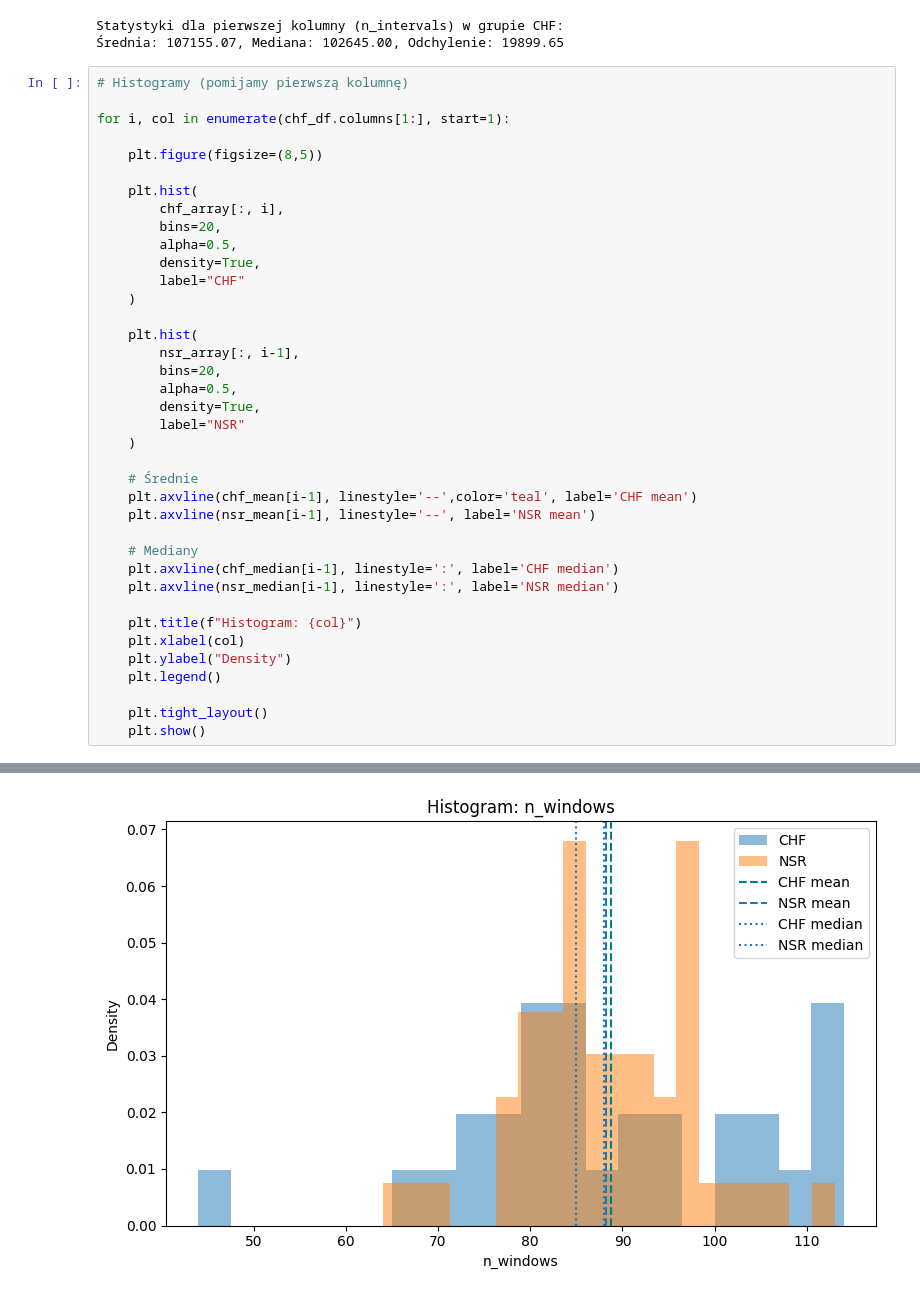
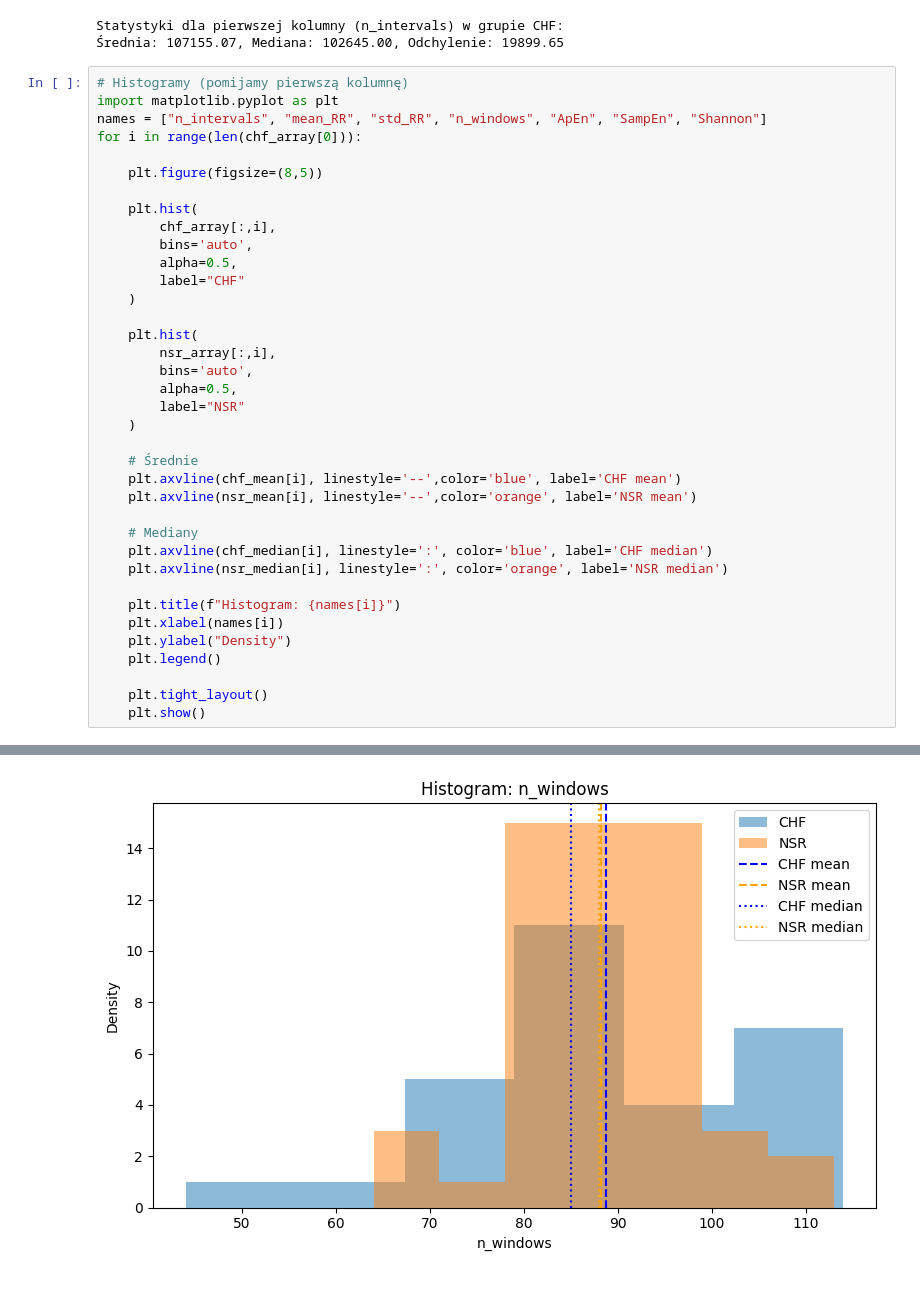
Before and after one commit to Anna01197/medyczne, a Jupyter notebook: medycnen.ipynb, the cells around one changed output, grey strips where cells are left out. Saved outputs shown, nothing was run; the diff lists cells and outputs as text.

```diff
--- a/medycnen.ipynb
+++ b/medycnen.ipynb
@@ -52,37 +53,36 @@ Statystyki dla pierwszej kolumny (n_intervals) w grupie CHF:
 Średnia: 107155.07, Mediana: 102645.00, Odchylenie: 19899.65
 # %%
 # Histogramy (pomijamy pierwszą kolumnę)
-
-for i, col in enumerate(chf_df.columns[1:], start=1):
+import matplotlib.pyplot as plt
+names = ["n_intervals", "mean_RR", "std_RR", "n_windows", "ApEn", "SampEn", "Shannon"]
+for i in range(len(chf_array[0])):
 
     plt.figure(figsize=(8,5))
 
     plt.hist(
-        chf_array[:, i],
-        bins=20,
+        chf_array[:,i],
+        bins='auto',
         alpha=0.5,
-        density=True,
         label="CHF"
     )
 
     plt.hist(
-        nsr_array[:, i-1],
-        bins=20,
+        nsr_array[:,i],
+        bins='auto',
         alpha=0.5,
-        density=True,
         label="NSR"
     )
 
     # Średnie
-    plt.axvline(chf_mean[i-1], linestyle='--',color='teal', label='CHF mean')
-    plt.axvline(nsr_mean[i-1], linestyle='--', label='NSR mean')
+    plt.axvline(chf_mean[i], linestyle='--',color='blue', label='CHF mean')
+    plt.axvline(nsr_mean[i], linestyle='--',color='orange', label='NSR mean')
 
     # Mediany
-    plt.axvline(chf_median[i-1], linestyle=':', label='CHF median')
-    plt.axvline(nsr_median[i-1], linestyle=':', label='NSR median')
+    plt.axvline(chf_median[i], linestyle=':', color='blue', label='CHF median')
+    plt.axvline(nsr_median[i], linestyle=':', color='orange', label='NSR median')
 
-    plt.title(f"Histogram: {col}")
-    plt.xlabel(col)
+    plt.title(f"Histogram: {names[i]}")
+    plt.xlabel(names[i])
     plt.ylabel("Density")
     plt.legend()
 
@@ -95 +95 @@ for i, col in enumerate(chf_df.columns[1:], start=1):
-[figure, old version]
+[figure, new version]
```
Also changed, not shown: parts of 2 cells of this notebook.
